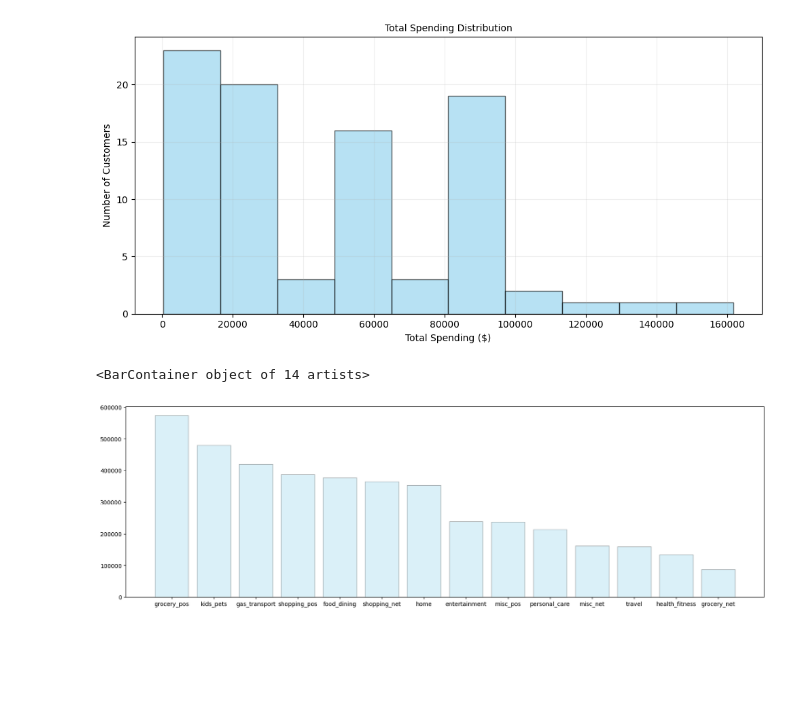
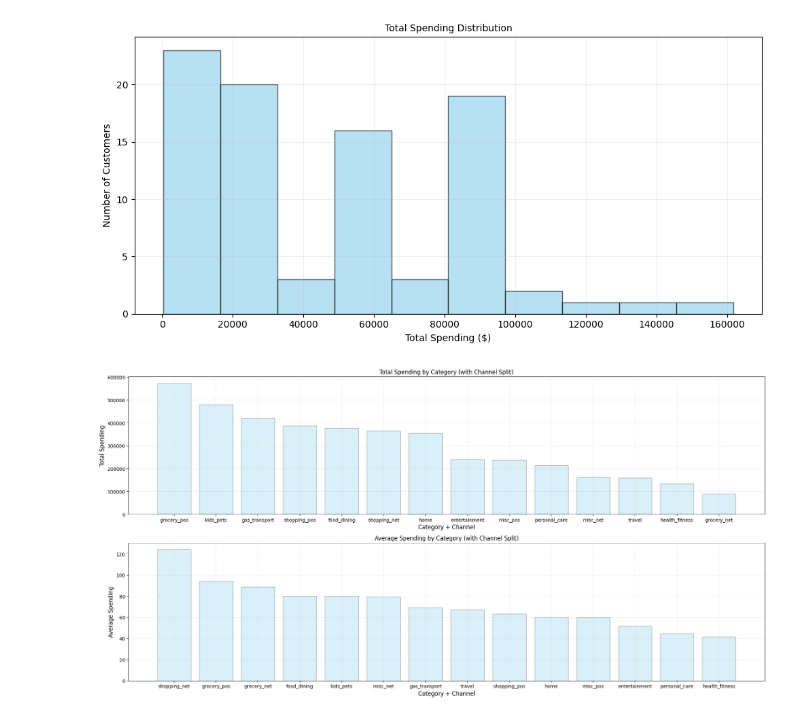
Before and after one commit to vespeci/Project-1-credit-card, a Jupyter notebook: Notebooks/Credit-Card-Analysis.ipynb, the cells around one changed output. Drawn from its saved outputs; the diff is of its cells as text; code cells hidden in the pictures; blank space fills up the shorter version.

```diff
--- a/Notebooks/Credit-Card-Analysis.ipynb
+++ b/Notebooks/Credit-Card-Analysis.ipynb
@@ -680,12 +683,36 @@ plt.show()
+# %%
+category_spending = df_credit.groupby("category").agg(
+    Total_Spending = ('amt_USD', 'sum'),
+    Avg_Spending = ('amt_USD', 'mean'),
+    Customer_Count = ('Acc_Number', 'nunique'))
+category_spending = category_spending.sort_values(by = "Total_Spending", ascending = False)
+category_spending = category_spending.reset_index()
+category_spending
+
+avg_spending = category_spending.sort_values(by = "Avg_Spending", ascending = False)
 # %%
-# we knwo number of sales per category , but we would also want to see the spending on the prodcut category
+plt.figure(figsize = (20,10))
 
-category_spending = df_credit.groupby("category")["amt_USD"].sum().reset_index(name = "Amount USD")
-category_spending = category_spending.sort_values(by = "Amount USD", ascending = False)
+# we knwo amount of sales per category , but we would also want to see the spending on the prodcut category
+plt.subplot(2,1,1)
 
-plt.figure(figsize = (20,6))
+plt.bar(category_spending["category"], category_spending["Total_Spending"], color = "skyblue", alpha = 0.3, edgecolor = "black")
+plt.title("Total Spending by Category (with Channel Split)", fontsize = 12)
+plt.xlabel("Category + Channel", fontsize = 12 )
+plt.ylabel("Total Spending", fontsize = 12)
+plt.grid(True, alpha = 0.2)
 
-plt.bar(category_spending["category"], category_spending["Amount USD"], color = "skyblue", alpha = 0.3, edgecolor = "black")
+plt.tight_layout()
+
+
+plt.subplot(2,1,2)
+
+plt.bar(avg_spending["category"], avg_spending["Avg_Spending"], color = "skyblue", alpha = 0.3, edgecolor = "black")
+plt.title("Average Spending by Category (with Channel Split)", fontsize = 12)
+plt.xlabel("Category + Channel", fontsize = 12 )
+plt.ylabel("Average Spending", fontsize = 12)
+plt.grid(True, alpha = 0.2)
+
+plt.tight_layout()
 # %% [output]
-<BarContainer object of 14 artists>
-[figure, old version]
+[figure, new version]
```
Also changed, not shown: parts of 4 cells of this notebook.
